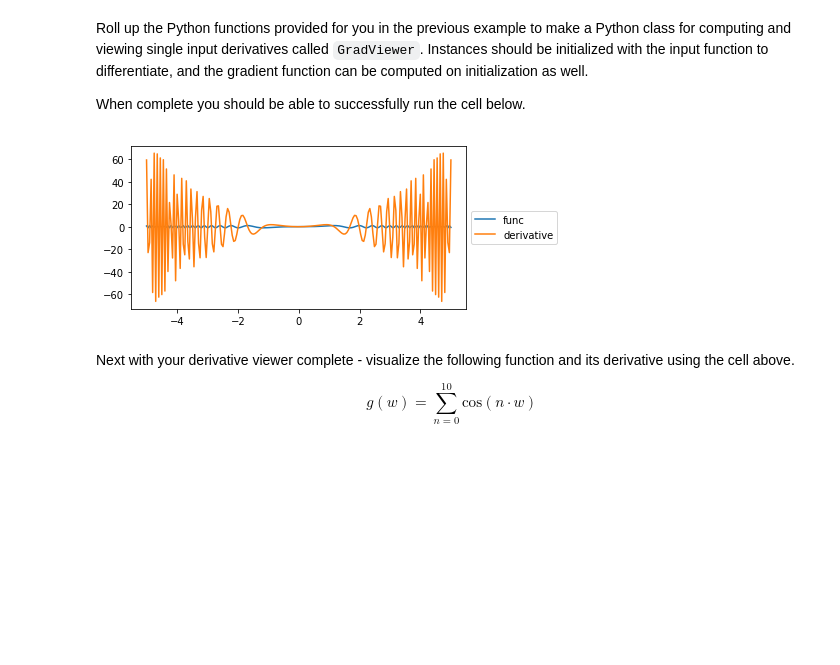
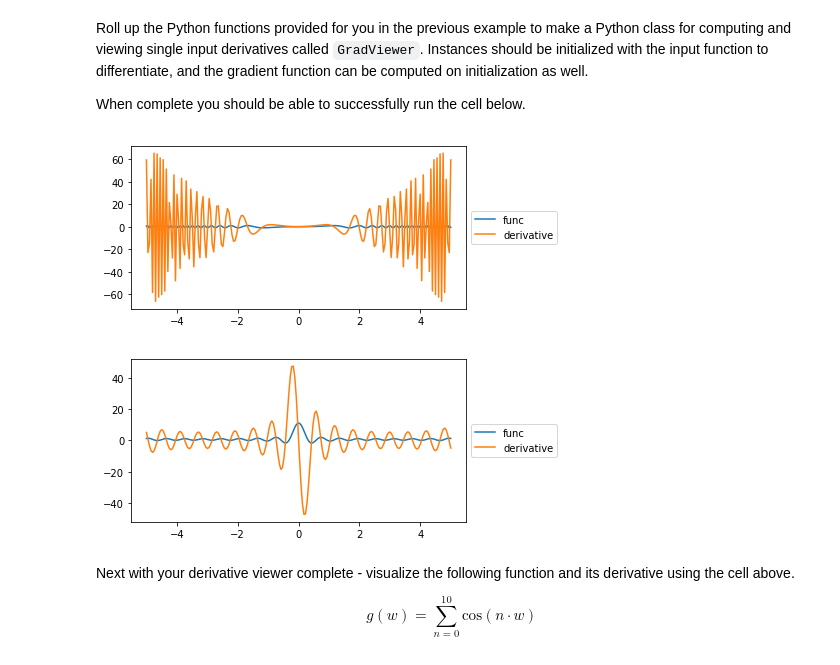
Before and after one commit to amitadate/EECS-435-DL-Foundations, a Jupyter notebook: HW1/deep_learning_hw1.ipynb, the cells around one changed output. Saved outputs shown, nothing was run; the diff lists cells and outputs as text; code cells hidden in the pictures; blank space fills up the shorter version.

```diff
--- a/HW1/deep_learning_hw1.ipynb
+++ b/HW1/deep_learning_hw1.ipynb
@@ -108,19 +108,51 @@ plt.show()
 Roll up the Python functions provided for you in the previous example to make a Python class for computing and viewing single input derivatives called ``GradViewer``.  Instances should be initialized with the input function to differentiate, and the gradient function can be computed on initialization as well.
 
 When complete you should be able to successfully run the cell below.
-# %%
-# test function input
-def my_function(w):
-    y = np.sin(w**3)
-    return y
-
-# create instance, inputting function on creation
-test = GradViewer(my_function)
-
-# plot this derivative and original function
-test.plot_it()
-# %% [output]
-[figure, removed]
+# %%
+# test function input
+def my_function(w):
+    y = np.sin(w**3)
+    return y
+
+class GradViewer:
+    input_vals = np.linspace(-5, 5, 200)
+    grad_fun = ''
+    input_fun = ''
+    fun_vals = ''
+    grad_vals = ''
+
+    def __init__(self, input_fun):
+        self.input_fun = input_fun
+        self.grad_fun = grad(self.input_fun)
+        self.fun_vals = [input_fun(v) for v in self.input_vals]
+        self.grad_vals = [self.grad_fun(v) for v in self.input_vals]
+
+    def plot_it(self):
+        fig, ax = plt.subplots(1, 1, figsize=(6, 3))
+        ax.plot(self.input_vals, self.fun_vals)
+        ax.plot(self.input_vals, self.grad_vals)
+        ax.legend(['func', 'derivative'],loc='center left',bbox_to_anchor=(1, 0.5))
+        plt.show()
+
+
+# create instance, inputting function on creation
+test = GradViewer(my_function)
+
+# plot this derivative and original function
+test.plot_it()
+
+def manual_function(w):
+    y = 0
+    for i in range(0, 11):
+        y = y + np.cos(i * w)
+    return y
+
+test = GradViewer(manual_function)
+
+test.plot_it()
+# %% [output]
+[figure, added]
+[figure, added]
 # %% [markdown]
 Next with your derivative viewer complete - visualize the following function and its derivative using the cell above.
 
```
Also changed, not shown: parts of 10 cells of this notebook.
